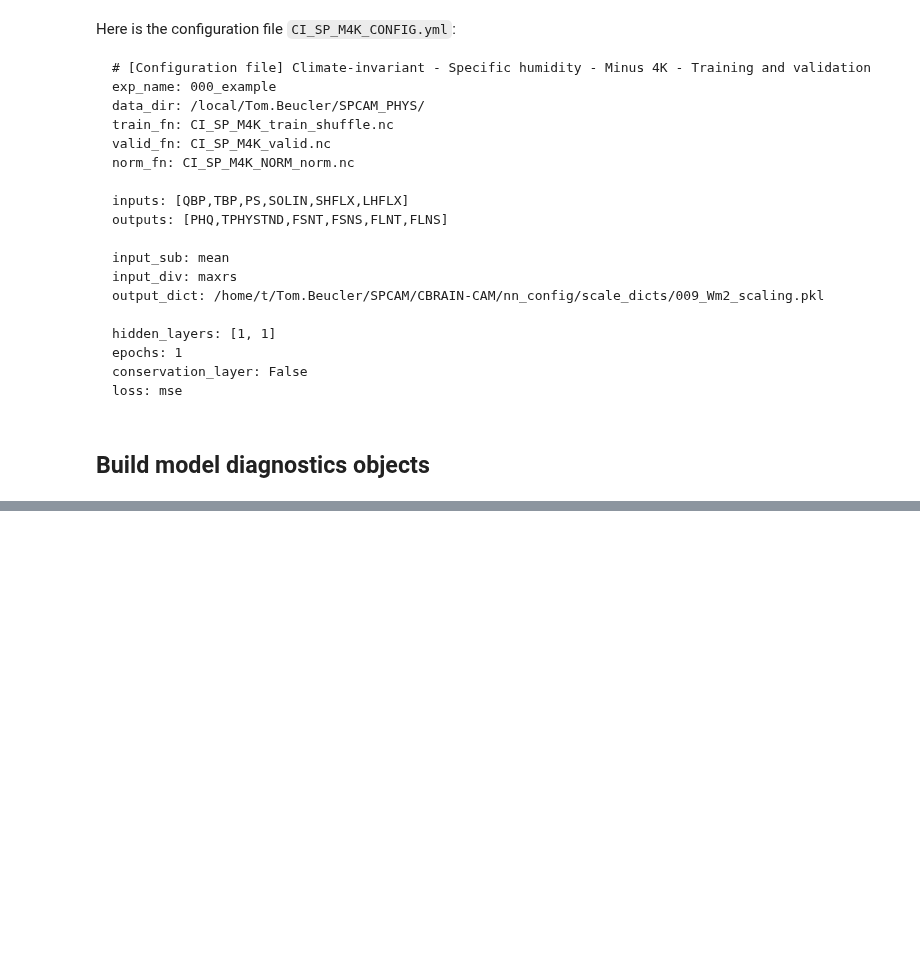
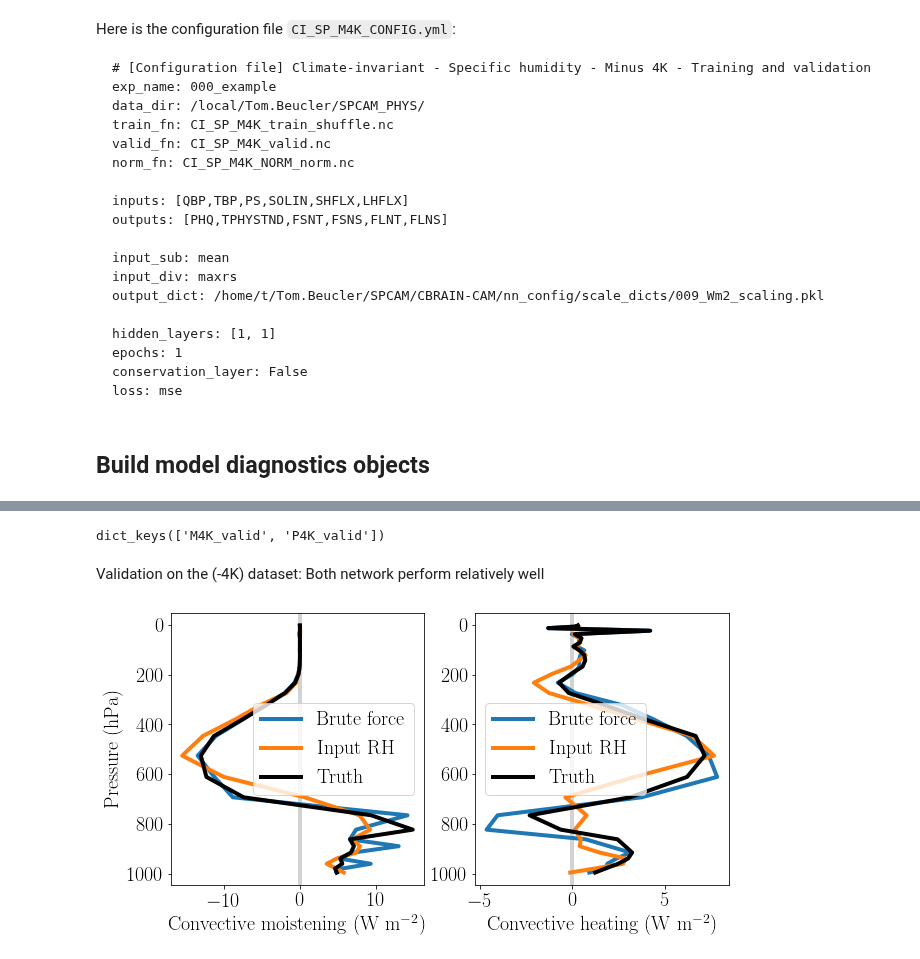
Before and after one commit to wallingTACC/CBRAIN-CAM, a Jupyter notebook: notebooks/tbeucler_devlog/037_Climate_Invariant_Input_Rescaling.ipynb, the cells around one changed output, grey strips where cells are left out. Drawn from its saved outputs; the diff is of its cells as text; code cells hidden in the pictures; blank space fills up the shorter version.

Commit message:
Added diagnostics for climate-invariant network

```diff
--- a/notebooks/tbeucler_devlog/037_Climate_Invariant_Input_Rescaling.ipynb
+++ b/notebooks/tbeucler_devlog/037_Climate_Invariant_Input_Rescaling.ipynb
@@ -644,7 +646,7 @@ for i,NNs in enumerate(NNarray):
     md[NNs] = {}
     for j,data in enumerate(data_file):
         print('data name is ',data)
-        md[NNs][data[13:-3]] = ModelDiagnostics(NN[NNs],
+        md[NNs][data[6:-3]] = ModelDiagnostics(NN[NNs],
                                                 '/home/t/Tom.Beucler/SPCAM/CBRAIN-CAM/pp_config/'+config_file,
                                                 '/local/Tom.Beucler/SPCAM_PHYS/'+data)
 # %% [output]
@@ -684,0 +750,42 @@ for i,NNs in enumerate(NNarray):
+# %%
+# Plot characteristics
+fz = 20
+lw = 4
+plt.rc('text', usetex=True)
+plt.rc('font',size=fz)
+#plt.rc('font',**{'family':'serif','serif':['Computer Modern Roman']}, size=fz)
+mpl.rcParams['lines.linewidth'] = lw
+plt.close('all')
+# %%
+diagno['truth'].keys()
+# %% [output]
+dict_keys(['M4K_valid', 'P4K_valid'])
+# %% [markdown]
+Validation on the (-4K) dataset: Both network perform relatively well
+# %%
+data = 'M4K_valid'
+
+plt.figure(figsize=(10,5))
+
+plt.subplot(1,2,1)
+plt.axvline(x=0,c='lightgray')
+for iNN,NNs in enumerate(NNarray[0:2]):
+    plt.plot(np.mean(diagno[NNs][data]['PHQ'],axis=(0,1,3)),lev,label=NNname[iNN])
+plt.plot(np.mean(diagno['truth'][data]['PHQ'],axis=(0,1,3)),lev,label='Truth',color='k')
+plt.legend()
+plt.xlabel('Convective moistening ($\mathrm{W\ m^{-2}}$)')
+plt.ylabel('Pressure (hPa)')
+plt.gca().invert_yaxis()
+#plt.xlim((-20,20))
+
+plt.subplot(1,2,2)
+plt.axvline(x=0,c='lightgray')
+for iNN,NNs in enumerate(NNarray[0:2]):
+    plt.plot(np.mean(diagno[NNs][data]['TPHYSTND'],axis=(0,1,3)),lev,label=NNname[iNN])
+plt.plot(np.mean(diagno['truth'][data]['TPHYSTND'],axis=(0,1,3)),lev,label='Truth',color='k')
+plt.legend()
+plt.xlabel('Convective heating ($\mathrm{W\ m^{-2}}$)')
+plt.gca().invert_yaxis()
+#plt.xlim((-9,9))
+# %% [output]
+[figure, added]
```
Also changed, not shown: parts of 13 cells of this notebook.
